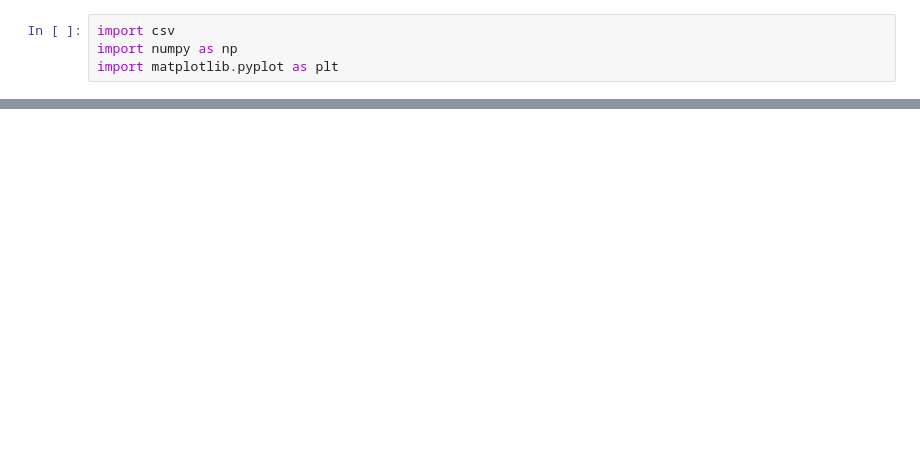
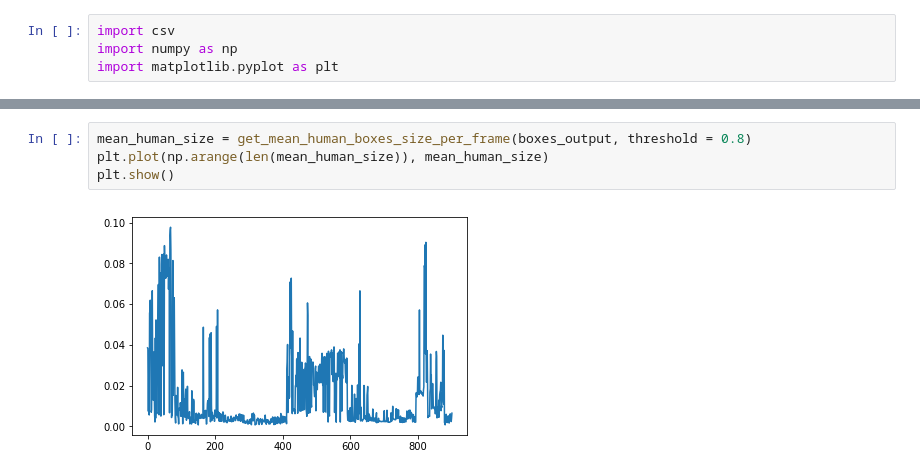
Before and after one commit to vincent-vdb/frameClassification, a Jupyter notebook: readCSVOutput.ipynb, the cells around one changed output, grey strips where cells are left out. Cells and saved outputs as stored; diff of their text form; blank space fills up the shorter version.

```diff
--- a/readCSVOutput.ipynb
+++ b/readCSVOutput.ipynb
@@ -48,0 +193,6 @@ detection_score[0]
+# %%
+mean_human_size = get_mean_human_boxes_size_per_frame(boxes_output, threshold = 0.8)
+plt.plot(np.arange(len(mean_human_size)), mean_human_size)
+plt.show()
+# %% [output]
+[figure, added]
```
Also changed, not shown: parts of 11 cells of this notebook.
